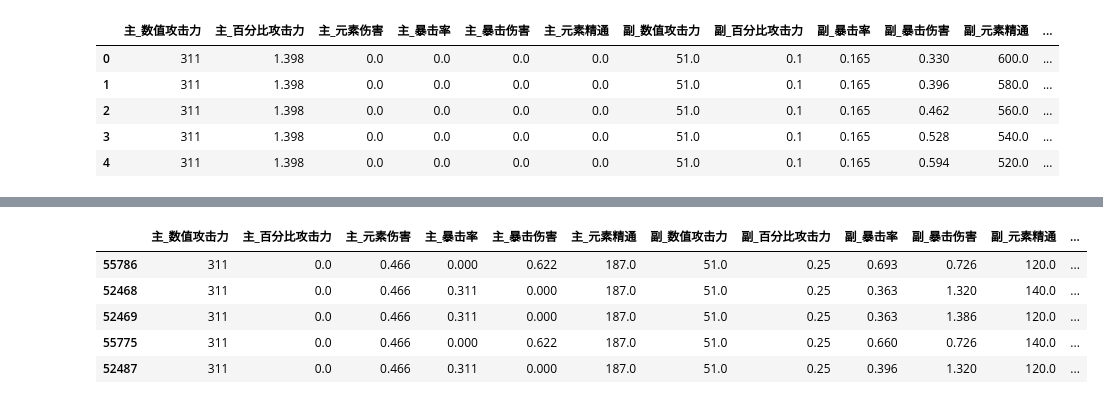
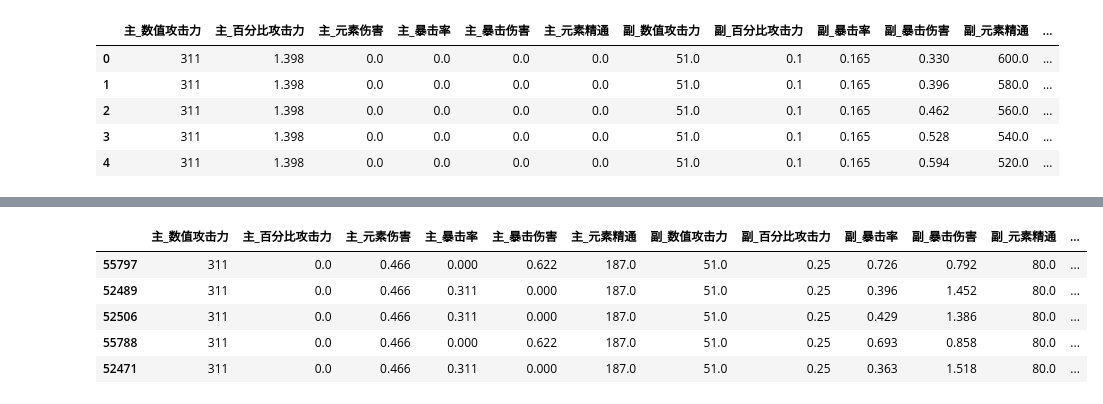
Before and after one commit to Crayon-ShinChan/Genshin, a Jupyter notebook: damage_cal.ipynb, the cells around one changed output, grey strips where cells are left out. Saved outputs shown, nothing was run; the diff lists cells and outputs as text; code cells hidden in the pictures.

```diff
--- a/damage_cal.ipynb
+++ b/damage_cal.ipynb
@@ -409,6 +412,7 @@ weapons = pd.DataFrame(
         # 试作古华的伤害特效不考虑
         ['试作古华', '双手剑', 565, .276, 0, 0, 0, 0],
         ['雨裁', '双手剑', 510, 0, 0, 0, .15, 165],
+        ['天空之傲', '双手剑', 674, 0, 0, 0, .08, 0]
 
     ],
     columns=['名称', '武器类型', '攻击力', '百分比攻击力', '暴击率', '暴击伤害', '额外增伤', '元素精通'],
@@ -589,7 +594,7 @@ def fit_ct(ct_name, af_name, EAR, p):
                 e_values['总_反应强度'] += (
                     6.665 -
                     9340 / (e_values['总_元素精通']+1401)
-                )
+                ) / 2.4
 
                 print(ct['攻击力'], wp['攻击力'])
 
@@ -657,9 +678,9 @@ results = fit_ct('迪卢克', '炽烈的炎之魔女', 1.5, .6)
 # %%
-results[0].head()
+results[0][results[0]['主_元素精通_次数'] > 0].head()
 # %% [output]
 |  | 主_数值攻击力 | 主_百分比攻击力 | 主_元素伤害 | 主_暴击率 | 主_暴击伤害 | 主_元素精通 | 副_数值攻击力 | 副_百分比攻击力 | 副_暴击率 | 副_暴击伤害 | 副_元素精通 | ... |
-| 55786 | 311 | 0.0 | 0.466 | 0.000 | 0.622 | 187.0 | 51.0 | 0.25 | 0.693 | 0.726 | 120.0 | ... |
-| 52468 | 311 | 0.0 | 0.466 | 0.311 | 0.000 | 187.0 | 51.0 | 0.25 | 0.363 | 1.320 | 140.0 | ... |
-| 52469 | 311 | 0.0 | 0.466 | 0.311 | 0.000 | 187.0 | 51.0 | 0.25 | 0.363 | 1.386 | 120.0 | ... |
-| 55775 | 311 | 0.0 | 0.466 | 0.000 | 0.622 | 187.0 | 51.0 | 0.25 | 0.660 | 0.726 | 140.0 | ... |
-| 52487 | 311 | 0.0 | 0.466 | 0.311 | 0.000 | 187.0 | 51.0 | 0.25 | 0.396 | 1.320 | 120.0 | ... |
+| 55797 | 311 | 0.0 | 0.466 | 0.000 | 0.622 | 187.0 | 51.0 | 0.25 | 0.726 | 0.792 | 80.0 | ... |
+| 52489 | 311 | 0.0 | 0.466 | 0.311 | 0.000 | 187.0 | 51.0 | 0.25 | 0.396 | 1.452 | 80.0 | ... |
+| 52506 | 311 | 0.0 | 0.466 | 0.311 | 0.000 | 187.0 | 51.0 | 0.25 | 0.429 | 1.386 | 80.0 | ... |
+| 55788 | 311 | 0.0 | 0.466 | 0.000 | 0.622 | 187.0 | 51.0 | 0.25 | 0.693 | 0.858 | 80.0 | ... |
+| 52471 | 311 | 0.0 | 0.466 | 0.311 | 0.000 | 187.0 | 51.0 | 0.25 | 0.363 | 1.518 | 80.0 | ... |
```
Also changed, not shown: parts of 20 cells of this notebook, 1 other file.
